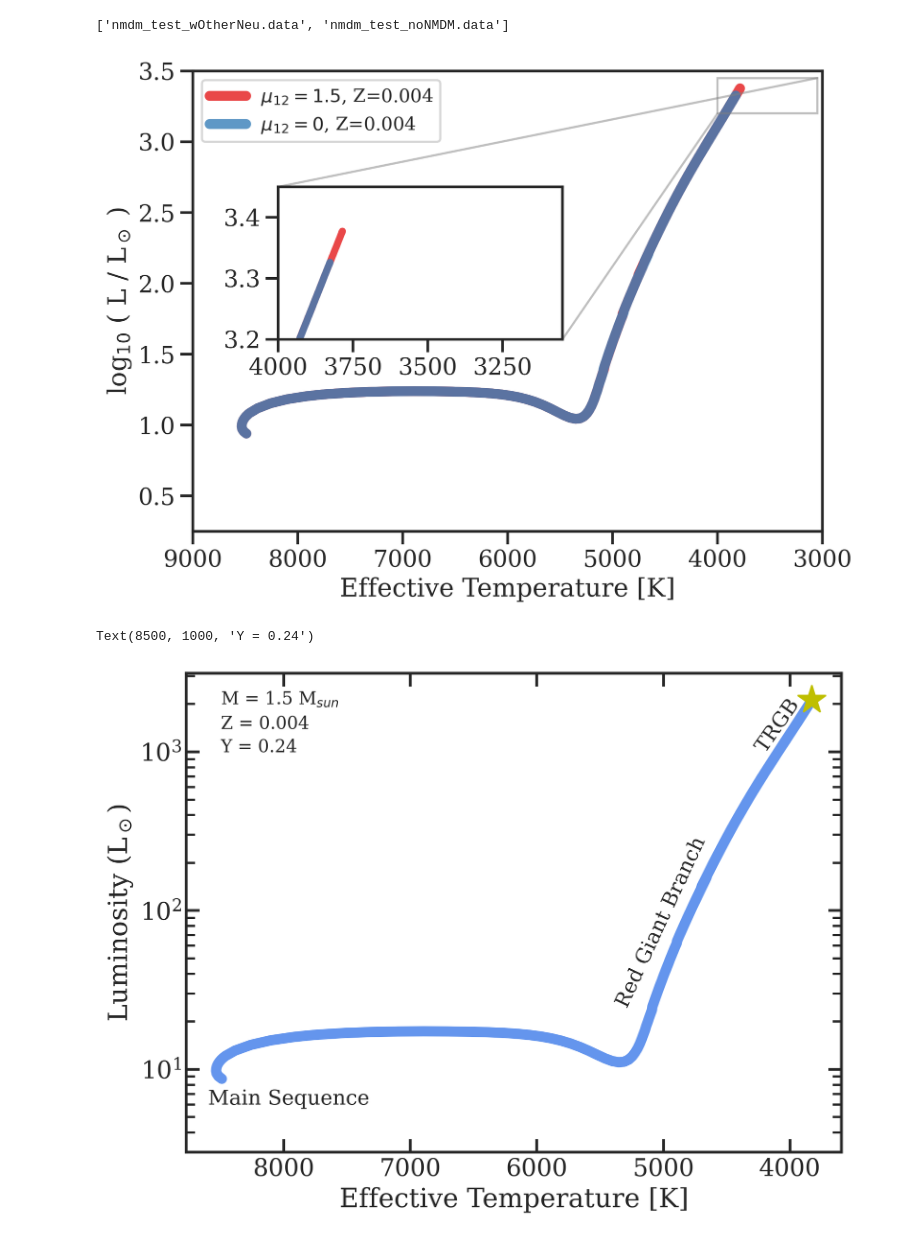
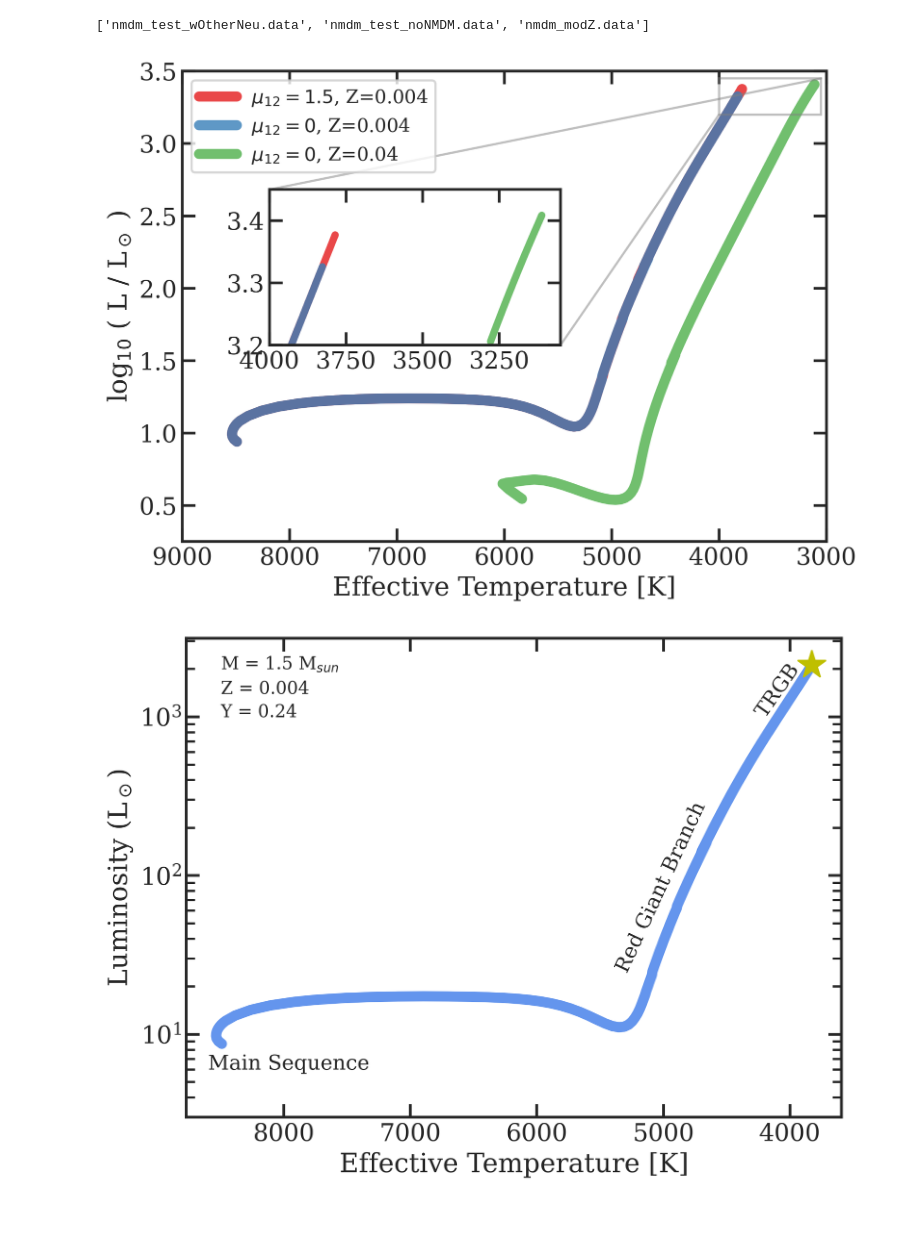
Before and after one commit to noahfranz13/NMDinStars, a Jupyter notebook: analysis/compare_mu_noMu.ipynb, the cells around one changed output. Cells and saved outputs as stored; diff of their text form; code cells hidden in the pictures.

Commit message:
make some prettier plots

```diff
--- a/analysis/compare_mu_noMu.ipynb
+++ b/analysis/compare_mu_noMu.ipynb
@@ -8,7 +8,7 @@ from mesa_reader import MesaData
 
 sb.set(style='white', context='talk', palette='Set1')
 plt.rcParams["font.family"] = "serif"
-plt.rcParams["figure.dpi"] = 300
+plt.rcParams["figure.dpi"] = 600
 plt.rcParams['ytick.left'] = True
 plt.rcParams['xtick.bottom'] = True
 plt.rcParams['ytick.right'] = False
@@ -20,37 +20,37 @@ idxs = [98, 98, 95]
 end = [298, 200, 375]
 
 #data = glob.glob('*.data')
-#data = ['nmdm_test_wOtherNeu.data', 'nmdm_test_noNMDM.data', 'nmdm_modZ.data']
-data = ['nmdm_test_wOtherNeu.data', 'nmdm_test_noNMDM.data']
+data = ['nmdm_test_wOtherNeu.data', 'nmdm_test_noNMDM.data', 'nmdm_modZ.data']
+#data = ['nmdm_test_wOtherNeu.data', 'nmdm_test_noNMDM.data']
 
 print(data)
 fig, ax = plt.subplots(figsize=(8,6))
 ax2 = plt.axes([.23, .44, .35, .25])
 labels = [r'$\mu_{12}=1.5$, Z=0.004', r'$\mu_{12}=0$, Z=0.004', '$\mu_{12}=0$, Z=0.04']
 for d, L, e, idx in zip(data, labels, end, idxs):
 
     m = MesaData(d)
     ax.plot(m.effective_T[idx:], m.log_L[idx:], label=L, alpha=0.8, lw=7)
 
     # Plot just the tip
     ax2.plot(m.effective_T[len(m.effective_T)-e:],
              m.log_L[len(m.effective_T)-e:],
             alpha=0.8, lw=5)
 
 ax.set_xlabel('Effective Temperature [K]')
 ax.set_ylabel(r'log$_{10}$ ( L / L$_\odot$ )')
 ax.set_xlim(3000, 9000)
 ax.set_ylim(0.25, 3.5)
 ax2.set_xlim(3050, 4000)
 ax2.set_ylim(3.2, 3.45)
 ax.invert_xaxis()
 ax2.invert_xaxis()
 ax.indicate_inset_zoom(ax2)
 ax.legend(loc='upper left', prop={'size': 13}); # loc=(0.05, 0.8)
 fig.savefig('zoomIn_compare.jpeg', transparent=False, bbox_inches='tight')
 # %% [output]
-['nmdm_test_wOtherNeu.data', 'nmdm_test_noNMDM.data']
+['nmdm_test_wOtherNeu.data', 'nmdm_test_noNMDM.data', 'nmdm_modZ.data']
-[figure, old version]
+[figure, new version]
 # %%
 sb.set_style('white')
 
@@ -64,9 +64,9 @@ plt.rcParams['ytick.direction'] = 'in'
 plt.rcParams['xtick.direction'] = 'in'
 
 fig, ax = plt.subplots(figsize=(8,6))
-sm = data[-1]
+sm = data[1]
 m = MesaData(sm)
-ax.plot(m.effective_T[idxs[-1]:], 10**m.log_L[idxs[-1]:], label=L, alpha=1, lw=7, color='cornflowerblue')
+ax.plot(m.effective_T[idxs[1]:], 10**m.log_L[idxs[1]:], label=L, alpha=1, lw=7, color='cornflowerblue')
 ax.set_xlabel('Effective Temperature [K]')
 ax.set_ylabel(r'Luminosity (L$_\odot$)')
 ax.set_yscale('log')
@@ -77,11 +77,12 @@ ax.text( 8600, 6, 'Main Sequence', fontsize=14)
 ax.text( 5400, 25, 'Red Giant Branch', fontsize=14, rotation=65)
 ax.text( 4300, 1000, 'TRGB', fontsize=14, rotation=55)
 
-ax.plot([min(m.effective_T[idxs[-1]:])], [max(10**m.log_L[idxs[-1]:])], '*', markersize=20, color='y')
+ax.plot([min(m.effective_T[idxs[1]:])], [max(10**m.log_L[idxs[1]:])], '*', markersize=20, color='y')
 
 ax.text(8500, 2000, r'M = 1.5 M$_{sun}$', fontsize=12)
 ax.text(8500, 1400, r'Z = 0.004', fontsize=12)
 ax.text(8500, 1000, r'Y = 0.24', fontsize=12)
+
+fig.savefig('evolution_track.jpeg', transparent=False, bbox_inches='tight')
 # %% [output]
-Text(8500, 1000, 'Y = 0.24')
 [figure]
```
Also changed, not shown: 4 other files.
